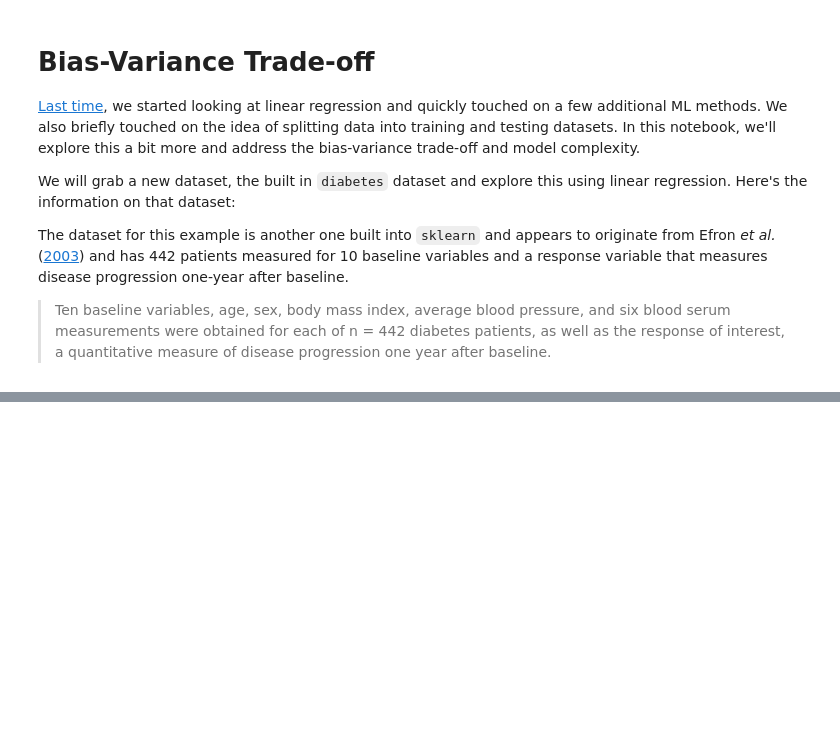
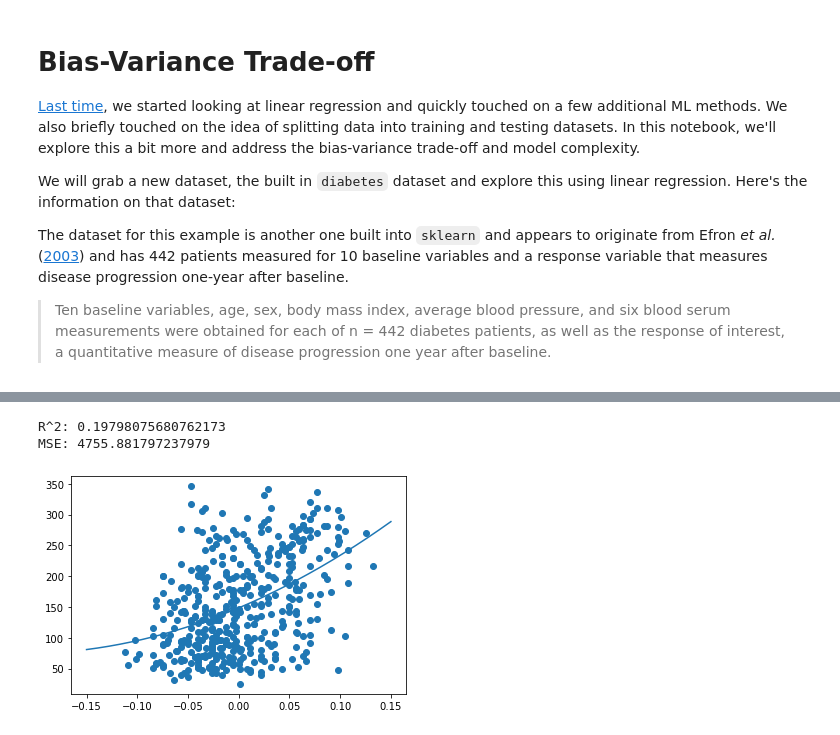
Before and after one commit to AIBiology/Jupyter_Content, a Jupyter notebook: teach_08_Bias_variance_tradeoff.ipynb, the cells around one changed output, grey strips where cells are left out. Saved outputs shown, nothing was run; the diff lists cells and outputs as text; code cells hidden in the pictures; blank space fills up the shorter version.

```diff
--- a/teach_08_Bias_variance_tradeoff.ipynb
+++ b/teach_08_Bias_variance_tradeoff.ipynb
@@ -17,0 +81,17 @@ ModuleNotFoundError: No module named 'seaborn'
+# %%
+from sklearn.preprocessing import PolynomialFeatures
+from sklearn.linear_model import LinearRegression
+from sklearn.pipeline import Pipeline
+
+model = Pipeline([
+    ('poly', PolynomialFeatures(degree=2)),
+    ('linreg', LinearRegression(fit_intercept=False))
+])
+
+model.fit(X_bp,y_diabetes)
+
+check_model(model, X_bp, y_diabetes)
+# %% [output]
+R^2: 0.19798075680762173
+MSE: 4755.881797237979
+[figure, added]
```
Also changed, not shown: parts of 23 cells of this notebook.
